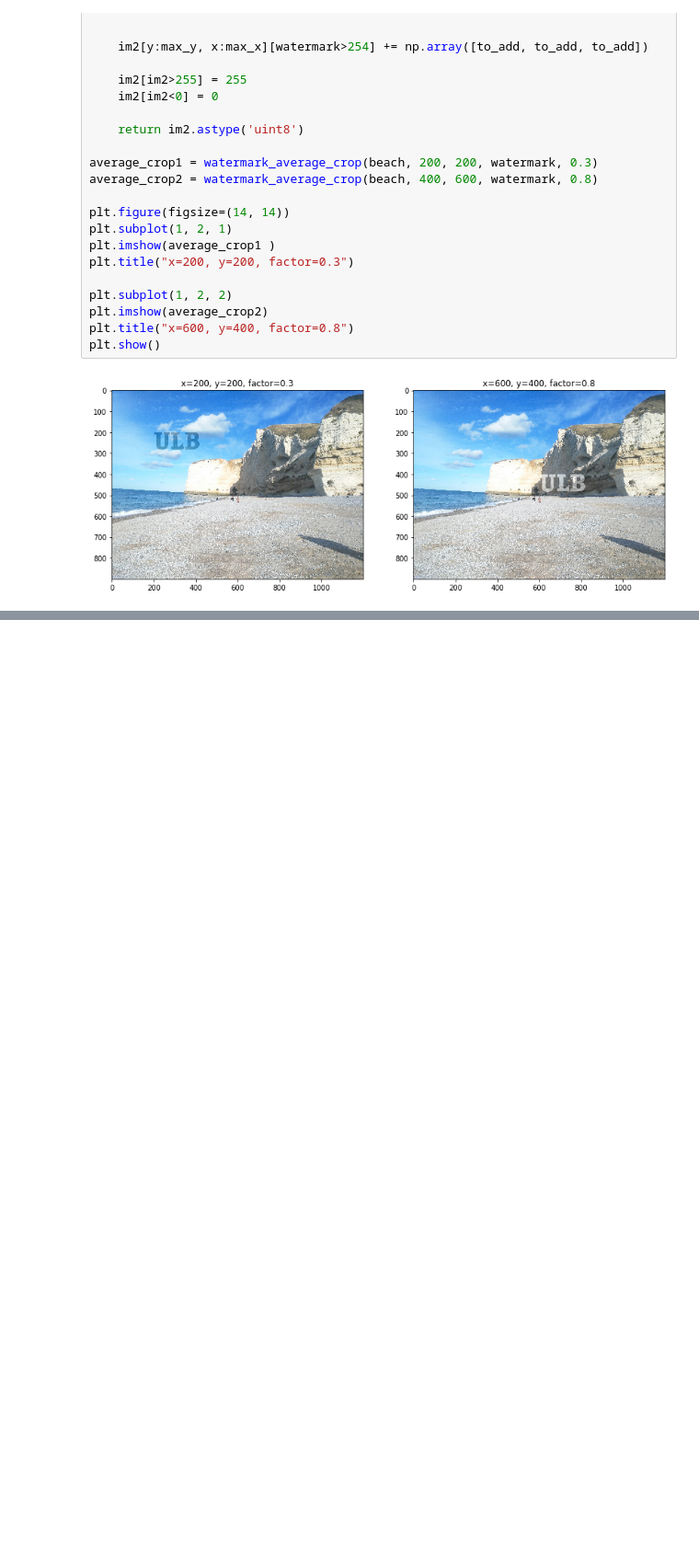
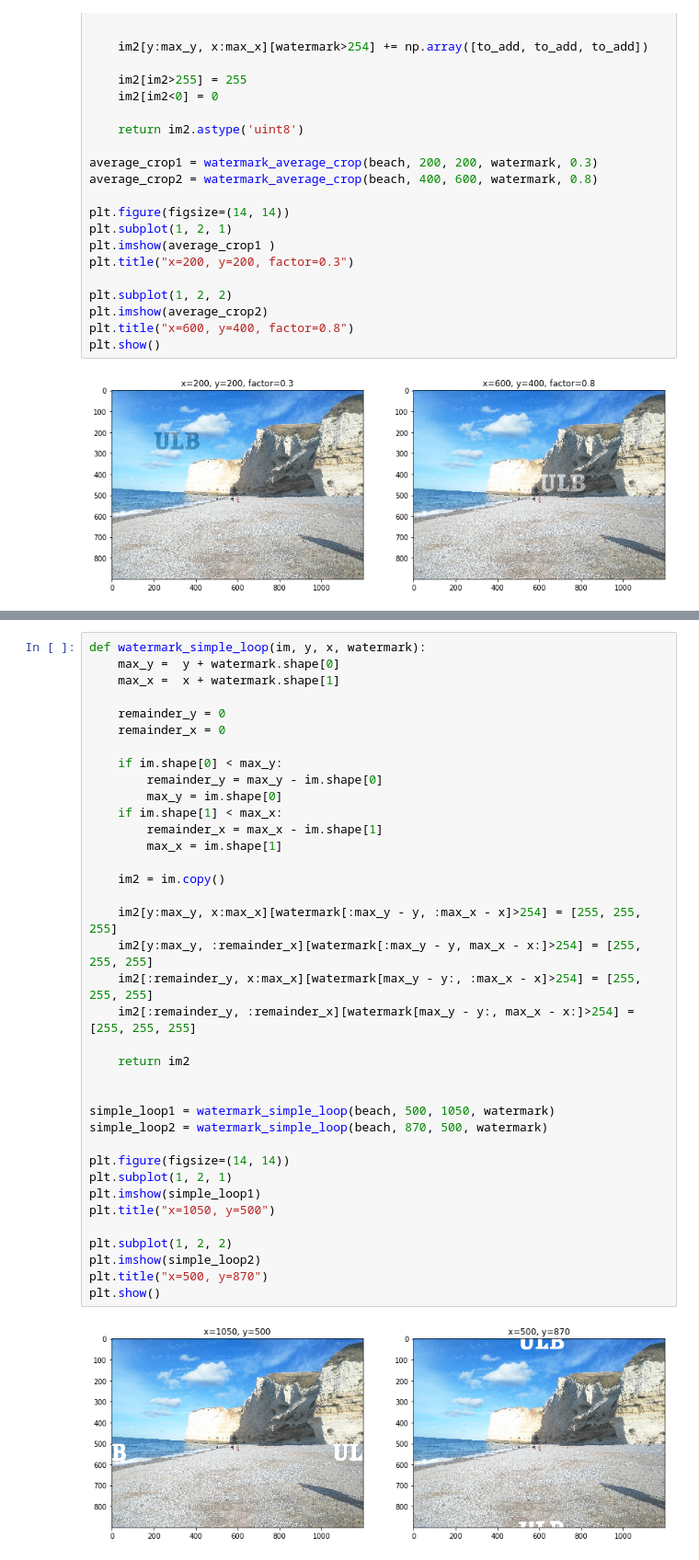
Before and after one commit to edgar-badalyan/INFOH500-Projects, a Jupyter notebook: Project1 - Watermark/watermark.ipynb, the cells around one changed output, grey strips where cells are left out. Shown at 92% size. Drawn from its saved outputs; the diff is of its cells as text; blank space fills up the shorter version.

Commit message:
watermark - loop mode

```diff
--- a/Project1 - Watermark/watermark.ipynb
+++ b/Project1 - Watermark/watermark.ipynb
@@ -169,0 +185,39 @@ plt.show()
+# %%
+def watermark_simple_loop(im, y, x, watermark):
+    max_y =  y + watermark.shape[0]
+    max_x =  x + watermark.shape[1]
+
+    remainder_y = 0
+    remainder_x = 0
+
+    if im.shape[0] < max_y:
+        remainder_y = max_y - im.shape[0]
+        max_y = im.shape[0]
+    if im.shape[1] < max_x:
+        remainder_x = max_x - im.shape[1]
+        max_x = im.shape[1]
+
+    im2 = im.copy()
+
+    im2[y:max_y, x:max_x][watermark[:max_y - y, :max_x - x]>254] = [255, 255, 255]
+    im2[y:max_y, :remainder_x][watermark[:max_y - y, max_x - x:]>254] = [255, 255, 255]
+    im2[:remainder_y, x:max_x][watermark[max_y - y:, :max_x - x]>254] = [255, 255, 255]
+    im2[:remainder_y, :remainder_x][watermark[max_y - y:, max_x - x:]>254] = [255, 255, 255]
+
+    return im2
+
+
+simple_loop1 = watermark_simple_loop(beach, 500, 1050, watermark)
+simple_loop2 = watermark_simple_loop(beach, 870, 500, watermark)
+
+plt.figure(figsize=(14, 14))
+plt.subplot(1, 2, 1)
+plt.imshow(simple_loop1)
+plt.title("x=1050, y=500")
+
+plt.subplot(1, 2, 2)
+plt.imshow(simple_loop2)
+plt.title("x=500, y=870")
+plt.show()
+# %% [output]
+[figure, added]
```
Also changed, not shown: parts of 11 cells of this notebook.
